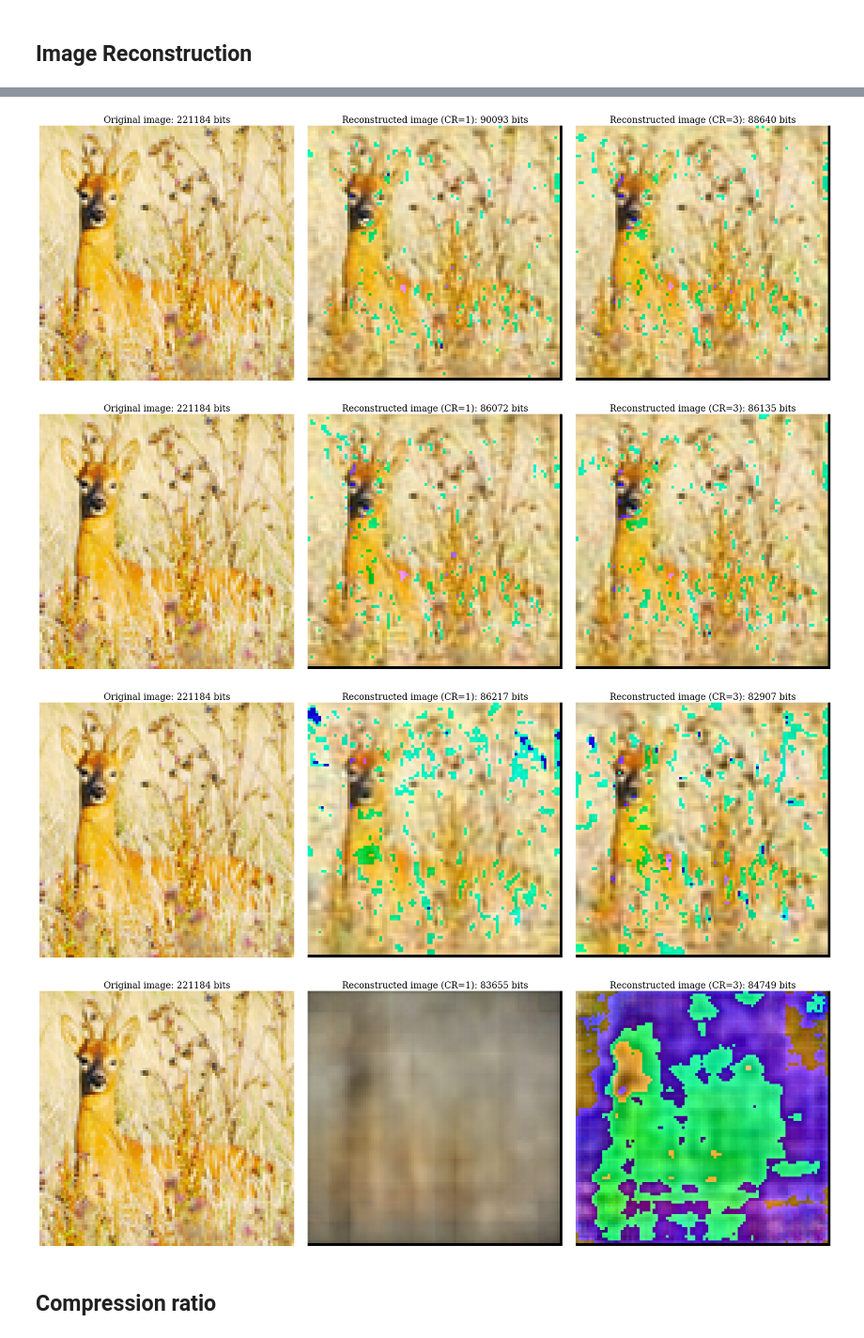
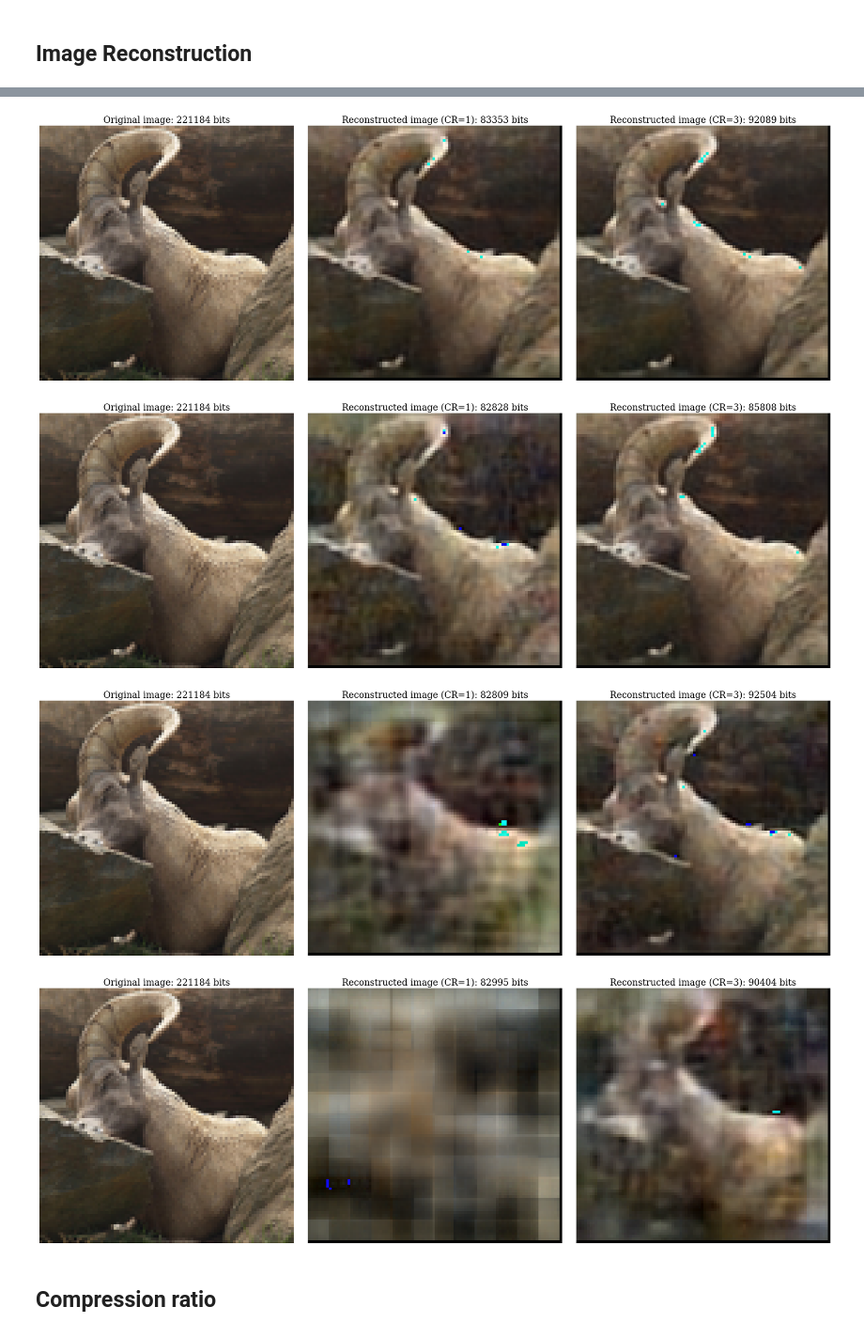
Before and after one commit to c0pp1/variational-image-compression, a Jupyter notebook: analysis/lambda_scan_comparison.ipynb, the cells around one changed output, grey strips where cells are left out. Shown at 94% size. Drawn from its saved outputs; the diff is of its cells as text; code cells hidden in the pictures.

```diff
--- a/analysis/lambda_scan_comparison.ipynb
+++ b/analysis/lambda_scan_comparison.ipynb
@@ -294,7 +297,7 @@ Loading model from: ../models/model_ffp_channels_last_epochs50_normFalse_l0.1_cr
 # %%
 # name = "ffp_{}_epochs{}_{}_l{}_cr{}".format(CH_FORMAT, EPOCHS, NORM, LAMBDA, COD_RANK)
 cr = f"cr{COD_RANK_2}"
-date_str = "202303081"
+date_str = "20230307"
 
 models_2, losses_2 = get_model_files(MODEL_FOLDER, cr, date_str)
 for model in models_2:
@@ -317,3 +318,9 @@ losses_ffp_channels_last_epochs50_normFalse_l0.01_cr3_20230308164627.h5
+# %%
+# append another model to the list of models
+extra_model, extra_loss = get_model_files(MODEL_FOLDER, cr, "202303080")
+
+models_2.append(extra_model[0])
+losses_2.append(extra_loss[0])
 # %%
 # from the list of models find the lambda value right after "l" and before  the following "_"
 lambdas_from_models_2 = [float(model.split("_")[6].split("l")[1].split("_")[0]) for model in models_2]
@@ -508,6 +515,4 @@ _ = vae_2(x)
 To enable them in other operations, rebuild TensorFlow with the appropriate compiler flags.
-# %%
-img, ids = select_random_images(data, 1)
 # %%
 def show_image_comparison_bitrate(fig, axes, img, reco_1, reco_2, id, format, compressor_1, compressor_2):
     """Visualize the original image and the two reconstructed images"""
@@ -540,3 +545,6 @@ def show_image_comparison_bitrate(fig, axes, img, reco_1, reco_2, id, format, co
     axes[2].set_title(f'Reconstructed image (CR=3): {int(tf.reduce_sum(bits_reco_2))} bits')
 
     return int(tf.reduce_sum(bits_reco_1)), int(tf.reduce_sum(bits_reco_2))
+# %%
+img, ids = select_random_images(data, 1, id=3095)
+print(ids)
@@ -543,6 +561,9 @@ def show_image_comparison_bitrate(fig, axes, img, reco_1, reco_2, id, format, co
 # %%
 bit_rates_1 = []
 bit_rates_2 = []
+j=0
+
+img=np.expand_dims(img, 0)
 
 for model_path_1, model_path_2 in zip(models_path_1, models_path_2):
 
@@ -560,12 +581,15 @@ for model_path_1, model_path_2 in zip(models_path_1, models_path_2):
 
         fig, axes = plt.subplots(nrows=1, ncols=3, figsize=(21, 7), constrained_layout=True)
 
-        bits_reco_1, bits_reco_2 = show_image_comparison_bitrate(fig, axes, img[i], img_reco_1[i], img_reco_2[i], ids[i], CH_FORMAT, compressor_1, compressor_2)
+        bits_reco_1, bits_reco_2 = show_image_comparison_bitrate(fig, axes, img[i], img_reco_1[i], img_reco_2[i], ids, CH_FORMAT, compressor_1, compressor_2)
         bit_rates_per_image_1.append(bits_reco_1)
         bit_rates_per_image_2.append(bits_reco_2)
+
+        fig.savefig(f"./plots/img_{ids}_lambda{lambdas_2[j]}.png", dpi=300, facecolor="w")
 
         plt.show()
 
     bit_rates_1.append(bit_rates_per_image_1)
     bit_rates_2.append(bit_rates_per_image_2)
+    j+=1
 # %% [output]
@@ -573,7 +597,7 @@ for model_path_1, model_path_2 in zip(models_path_1, models_path_2):
-[figure, old version]
+[figure, new version]
-[figure, old version]
+[figure, new version]
-[figure, old version]
+[figure, new version]
-[figure, old version]
+[figure, new version]
 # %% [markdown]
 ## Compression ratio
 # %%
```
Also changed, not shown: parts of 21 cells of this notebook, 7 other files.
